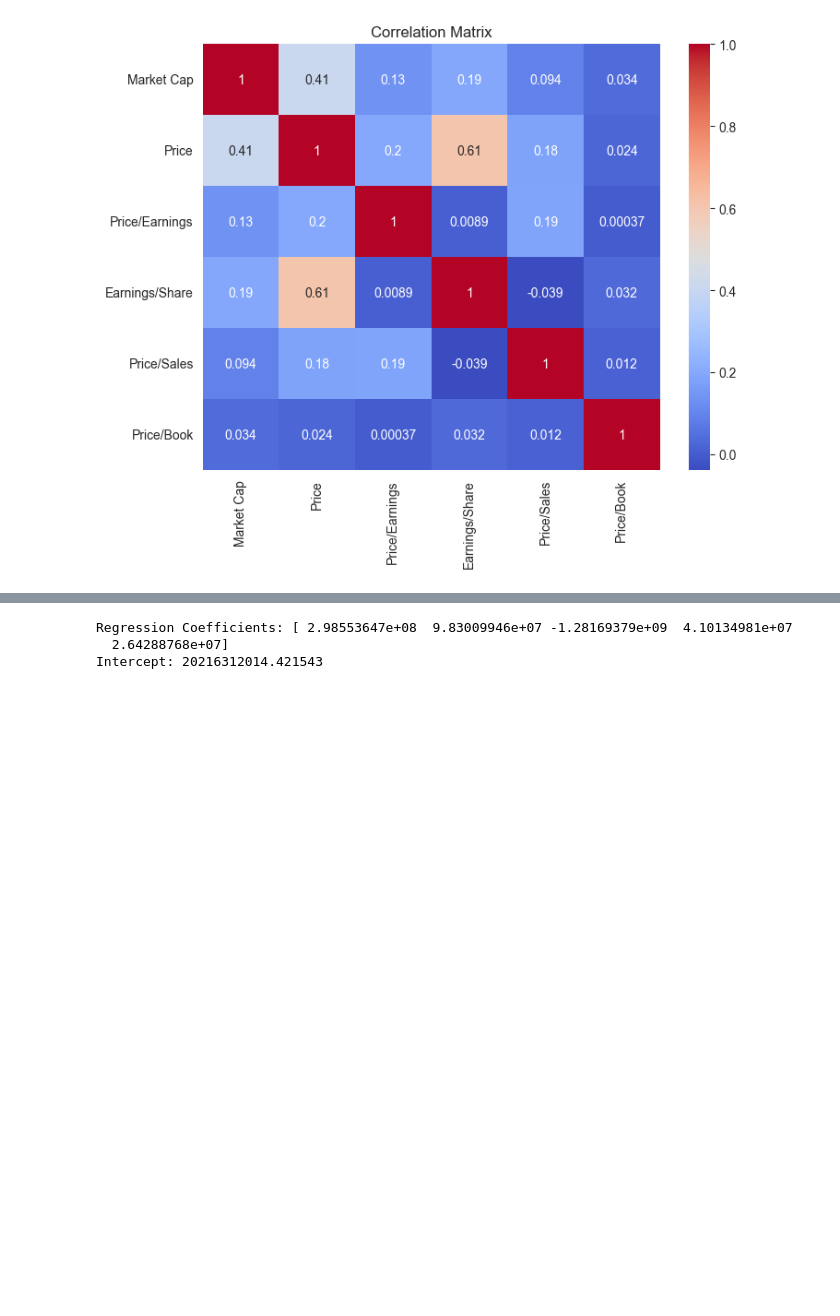
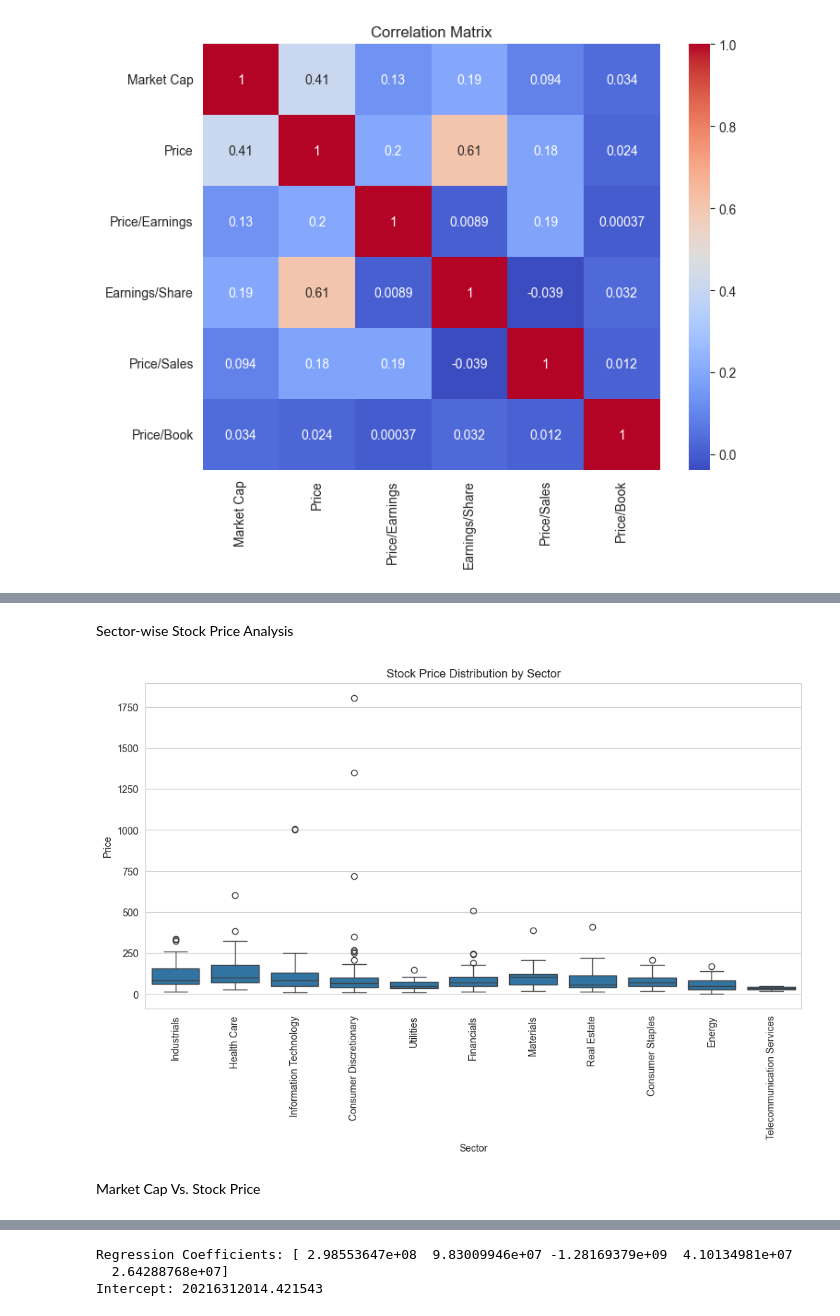
Before and after one commit to michellenikeetha/BIS_assignment, a Jupyter notebook: sp500_analysis.ipynb, the cells around one changed output, grey strips where cells are left out. Drawn from its saved outputs; the diff is of its cells as text; code cells hidden in the pictures; blank space fills up the shorter version.

Commit message:
exploratory data analysis continued

```diff
--- a/sp500_analysis.ipynb
+++ b/sp500_analysis.ipynb
@@ -187,0 +209,12 @@ plt.show()
+# %% [markdown]
+Sector-wise Stock Price Analysis
+# %%
+plt.figure(figsize=(12,6))
+sns.boxplot(x="Sector", y="Price", data=df)
+plt.xticks(rotation=90)
+plt.title("Stock Price Distribution by Sector")
+plt.show()
+# %% [output]
+[figure, added]
+# %% [markdown]
+Market Cap Vs. Stock Price
```
Also changed, not shown: parts of 8 cells of this notebook.
